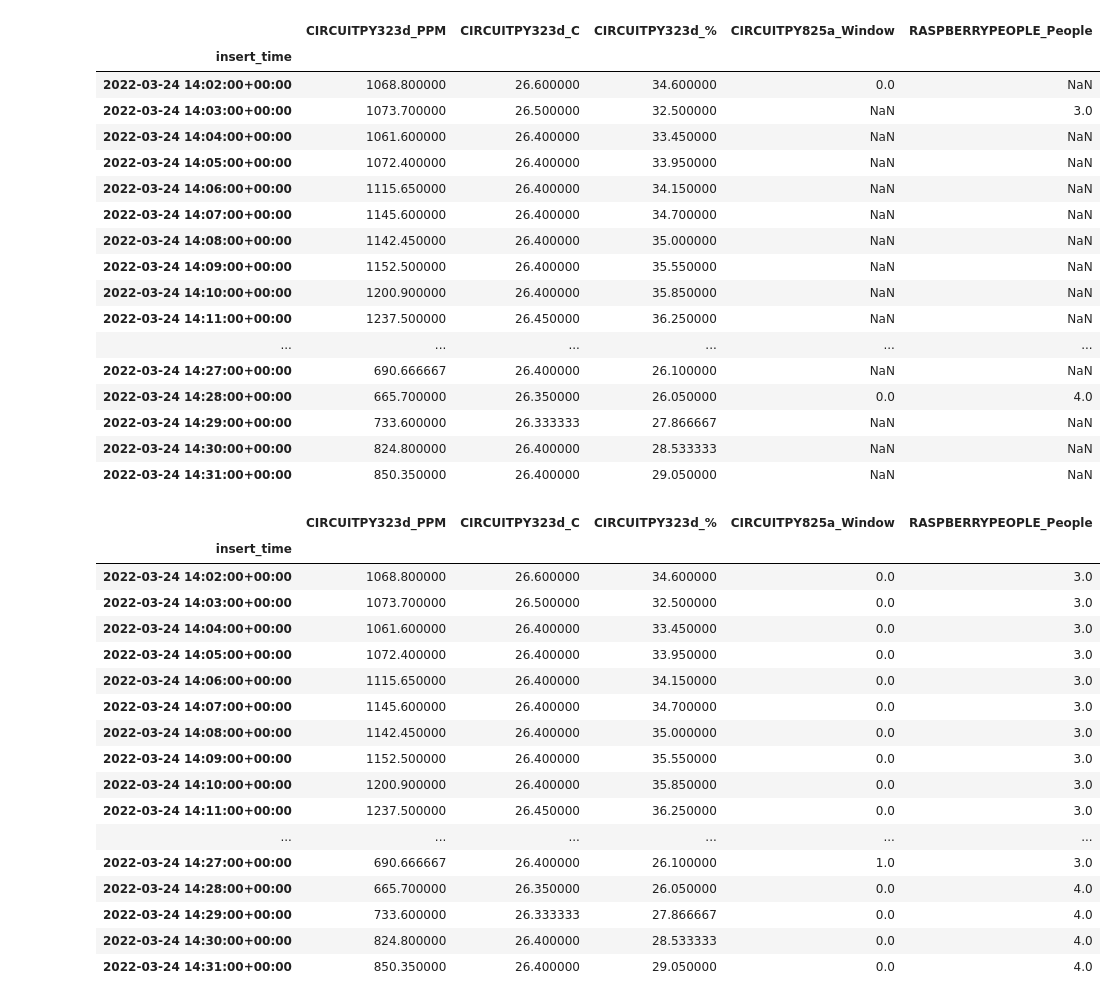
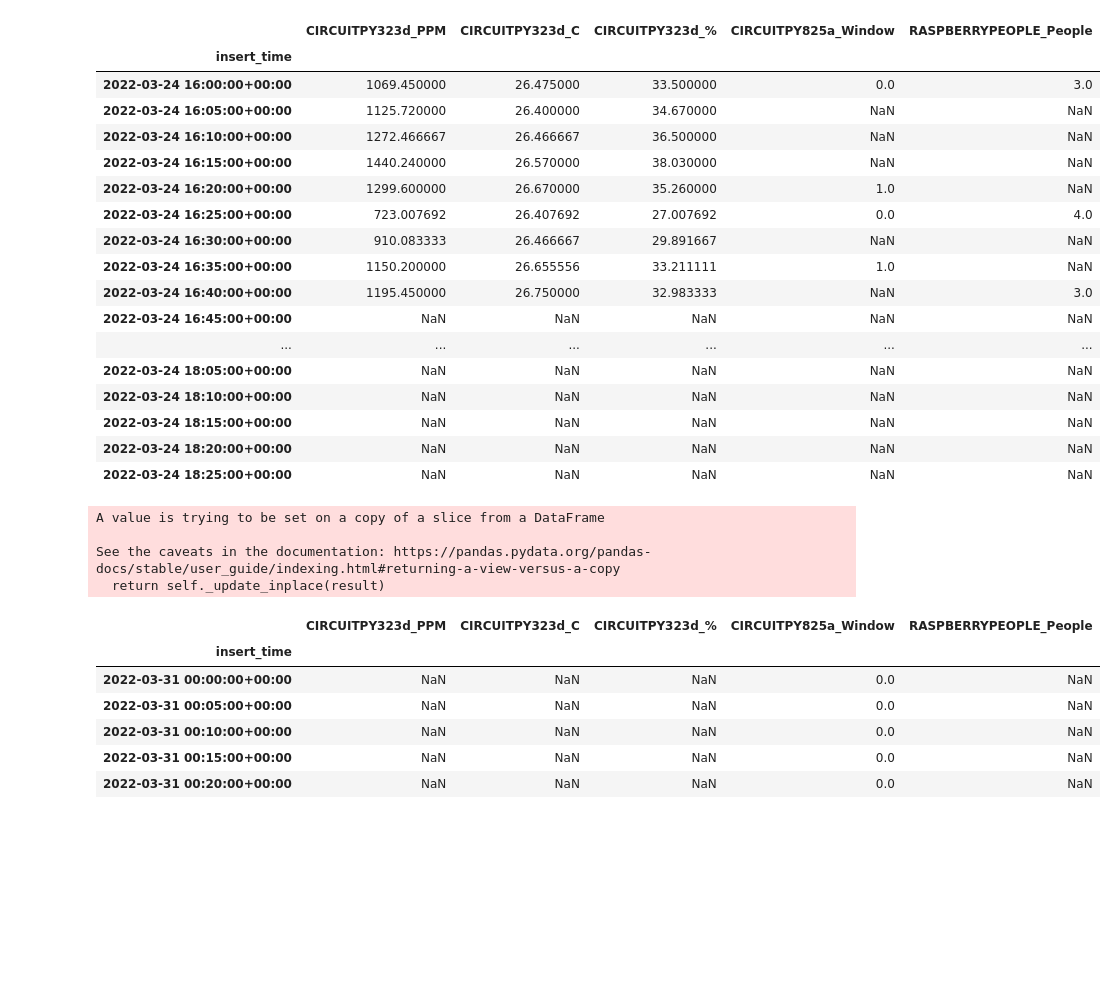
Before and after one commit to nicolarohner1337/smartclassroom, a Jupyter notebook: url_request/nicola.ipynb, the cells around one changed output. Saved outputs shown, nothing was run; the diff lists cells and outputs as text; code cells hidden in the pictures; blank space fills up the shorter version.

```diff
--- a/url_request/nicola.ipynb
+++ b/url_request/nicola.ipynb
@@ -46,55 +47,52 @@ df_pivot = df.pivot_table(index='insert_time',columns=['sensor_id','unit1'],valu
 df_pivot.columns =	df_pivot.columns.map('_'.join)
 #resample on 5min time windows
 
-df_pivot = df_pivot.resample('1Min').agg({'CIRCUITPY323d_PPM':'mean','CIRCUITPY323d_C':'mean','CIRCUITPY323d_%':'mean','CIRCUITPY825a_Window':'last','RASPBERRYPEOPLE_People':'last'})
+df_pivot = df_pivot.resample('5Min').agg({'CIRCUITPY323d_PPM':'mean', 'CIRCUITPY323d_C':'mean','CIRCUITPY323d_%':'mean','CIRCUITPY323d_%':'mean','CIRCUITPY825a_Window':'last','RASPBERRYPEOPLE_People':'last'})
 df_pivot.head(30)
 # %% [output]
 |  | CIRCUITPY323d_PPM | CIRCUITPY323d_C | CIRCUITPY323d_% | CIRCUITPY825a_Window | RASPBERRYPEOPLE_People |
 | insert_time |  |  |  |  |  |
-| 2022-03-24 14:02:00+00:00 | 1068.800000 | 26.600000 | 34.600000 | 0.0 | NaN |
-| 2022-03-24 14:03:00+00:00 | 1073.700000 | 26.500000 | 32.500000 | NaN | 3.0 |
-| 2022-03-24 14:04:00+00:00 | 1061.600000 | 26.400000 | 33.450000 | NaN | NaN |
-| 2022-03-24 14:05:00+00:00 | 1072.400000 | 26.400000 | 33.950000 | NaN | NaN |
-| 2022-03-24 14:06:00+00:00 | 1115.650000 | 26.400000 | 34.150000 | NaN | NaN |
-| 2022-03-24 14:07:00+00:00 | 1145.600000 | 26.400000 | 34.700000 | NaN | NaN |
-| 2022-03-24 14:08:00+00:00 | 1142.450000 | 26.400000 | 35.000000 | NaN | NaN |
-| 2022-03-24 14:09:00+00:00 | 1152.500000 | 26.400000 | 35.550000 | NaN | NaN |
-| 2022-03-24 14:10:00+00:00 | 1200.900000 | 26.400000 | 35.850000 | NaN | NaN |
-| 2022-03-24 14:11:00+00:00 | 1237.500000 | 26.450000 | 36.250000 | NaN | NaN |
+| 2022-03-24 16:00:00+00:00 | 1069.450000 | 26.475000 | 33.500000 | 0.0 | 3.0 |
+| 2022-03-24 16:05:00+00:00 | 1125.720000 | 26.400000 | 34.670000 | NaN | NaN |
+| 2022-03-24 16:10:00+00:00 | 1272.466667 | 26.466667 | 36.500000 | NaN | NaN |
+| 2022-03-24 16:15:00+00:00 | 1440.240000 | 26.570000 | 38.030000 | NaN | NaN |
+| 2022-03-24 16:20:00+00:00 | 1299.600000 | 26.670000 | 35.260000 | 1.0 | NaN |
+| 2022-03-24 16:25:00+00:00 | 723.007692 | 26.407692 | 27.007692 | 0.0 | 4.0 |
+| 2022-03-24 16:30:00+00:00 | 910.083333 | 26.466667 | 29.891667 | NaN | NaN |
+| 2022-03-24 16:35:00+00:00 | 1150.200000 | 26.655556 | 33.211111 | 1.0 | NaN |
+| 2022-03-24 16:40:00+00:00 | 1195.450000 | 26.750000 | 32.983333 | NaN | 3.0 |
+| 2022-03-24 16:45:00+00:00 | NaN | NaN | NaN | NaN | NaN |
 | ... | ... | ... | ... | ... | ... |
-| 2022-03-24 14:27:00+00:00 | 690.666667 | 26.400000 | 26.100000 | NaN | NaN |
-| 2022-03-24 14:28:00+00:00 | 665.700000 | 26.350000 | 26.050000 | 0.0 | 4.0 |
-| 2022-03-24 14:29:00+00:00 | 733.600000 | 26.333333 | 27.866667 | NaN | NaN |
-| 2022-03-24 14:30:00+00:00 | 824.800000 | 26.400000 | 28.533333 | NaN | NaN |
-| 2022-03-24 14:31:00+00:00 | 850.350000 | 26.400000 | 29.050000 | NaN | NaN |
+| 2022-03-24 18:05:00+00:00 | NaN | NaN | NaN | NaN | NaN |
+| 2022-03-24 18:10:00+00:00 | NaN | NaN | NaN | NaN | NaN |
+| 2022-03-24 18:15:00+00:00 | NaN | NaN | NaN | NaN | NaN |
+| 2022-03-24 18:20:00+00:00 | NaN | NaN | NaN | NaN | NaN |
+| 2022-03-24 18:25:00+00:00 | NaN | NaN | NaN | NaN | NaN |
+# %%
+#select specific time window
+df_timewindow = df_pivot.loc['2022-03-31 00:00:00':'2022-04-06 23:59:59']
 # %%
 #Fill Nan for window sensor
-df_pivot['CIRCUITPY825a_Window'].fillna(method='ffill',inplace=True)
+df_timewindow['CIRCUITPY825a_Window'].fillna(method='ffill',inplace=True)
+df_timewindow['CIRCUITPY825a_Window'].fillna(method='bfill',inplace=True)
 #Fill Nan for people sensor
-df_pivot['RASPBERRYPEOPLE_People'].fillna(method='ffill',inplace=True)
+df_timewindow['RASPBERRYPEOPLE_People'].fillna(method='ffill',inplace=True)
 #Fill Nan for first entry for people sensor
-df_pivot['RASPBERRYPEOPLE_People'].fillna(method='bfill',inplace=True)
+df_timewindow['RASPBERRYPEOPLE_People'].fillna(method='bfill',inplace=True)
 
-df_pivot.head(30)
+df_timewindow.head(5)
 # %% [output]
+A value is trying to be set on a copy of a slice from a DataFrame
+
+See the caveats in the documentation: https://pandas.pydata.org/pandas-docs/stable/user_guide/indexing.html#returning-a-view-versus-a-copy
+  return self._update_inplace(result)
 |  | CIRCUITPY323d_PPM | CIRCUITPY323d_C | CIRCUITPY323d_% | CIRCUITPY825a_Window | RASPBERRYPEOPLE_People |
 | insert_time |  |  |  |  |  |
-| 2022-03-24 14:02:00+00:00 | 1068.800000 | 26.600000 | 34.600000 | 0.0 | 3.0 |
-| 2022-03-24 14:03:00+00:00 | 1073.700000 | 26.500000 | 32.500000 | 0.0 | 3.0 |
-| 2022-03-24 14:04:00+00:00 | 1061.600000 | 26.400000 | 33.450000 | 0.0 | 3.0 |
-| 2022-03-24 14:05:00+00:00 | 1072.400000 | 26.400000 | 33.950000 | 0.0 | 3.0 |
-| 2022-03-24 14:06:00+00:00 | 1115.650000 | 26.400000 | 34.150000 | 0.0 | 3.0 |
-| 2022-03-24 14:07:00+00:00 | 1145.600000 | 26.400000 | 34.700000 | 0.0 | 3.0 |
-| 2022-03-24 14:08:00+00:00 | 1142.450000 | 26.400000 | 35.000000 | 0.0 | 3.0 |
-| 2022-03-24 14:09:00+00:00 | 1152.500000 | 26.400000 | 35.550000 | 0.0 | 3.0 |
-| 2022-03-24 14:10:00+00:00 | 1200.900000 | 26.400000 | 35.850000 | 0.0 | 3.0 |
-| 2022-03-24 14:11:00+00:00 | 1237.500000 | 26.450000 | 36.250000 | 0.0 | 3.0 |
-| ... | ... | ... | ... | ... | ... |
-| 2022-03-24 14:27:00+00:00 | 690.666667 | 26.400000 | 26.100000 | 1.0 | 3.0 |
-| 2022-03-24 14:28:00+00:00 | 665.700000 | 26.350000 | 26.050000 | 0.0 | 4.0 |
-| 2022-03-24 14:29:00+00:00 | 733.600000 | 26.333333 | 27.866667 | 0.0 | 4.0 |
-| 2022-03-24 14:30:00+00:00 | 824.800000 | 26.400000 | 28.533333 | 0.0 | 4.0 |
-| 2022-03-24 14:31:00+00:00 | 850.350000 | 26.400000 | 29.050000 | 0.0 | 4.0 |
+| 2022-03-31 00:00:00+00:00 | NaN | NaN | NaN | 0.0 | NaN |
+| 2022-03-31 00:05:00+00:00 | NaN | NaN | NaN | 0.0 | NaN |
+| 2022-03-31 00:10:00+00:00 | NaN | NaN | NaN | 0.0 | NaN |
+| 2022-03-31 00:15:00+00:00 | NaN | NaN | NaN | 0.0 | NaN |
+| 2022-03-31 00:20:00+00:00 | NaN | NaN | NaN | 0.0 | NaN |
 # %%
 #linechart cobined with bar chart
 #if windows sensor 1 blue line if windows sensor 0 red line
```
Also changed, not shown: parts of 5 cells of this notebook, 4 other files.
